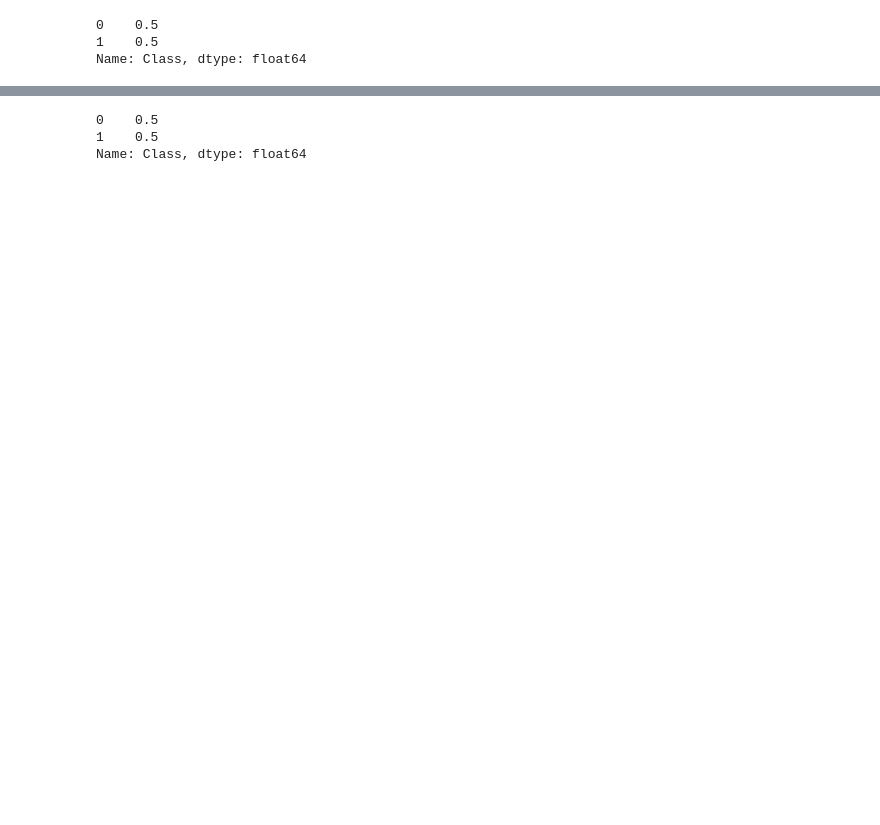
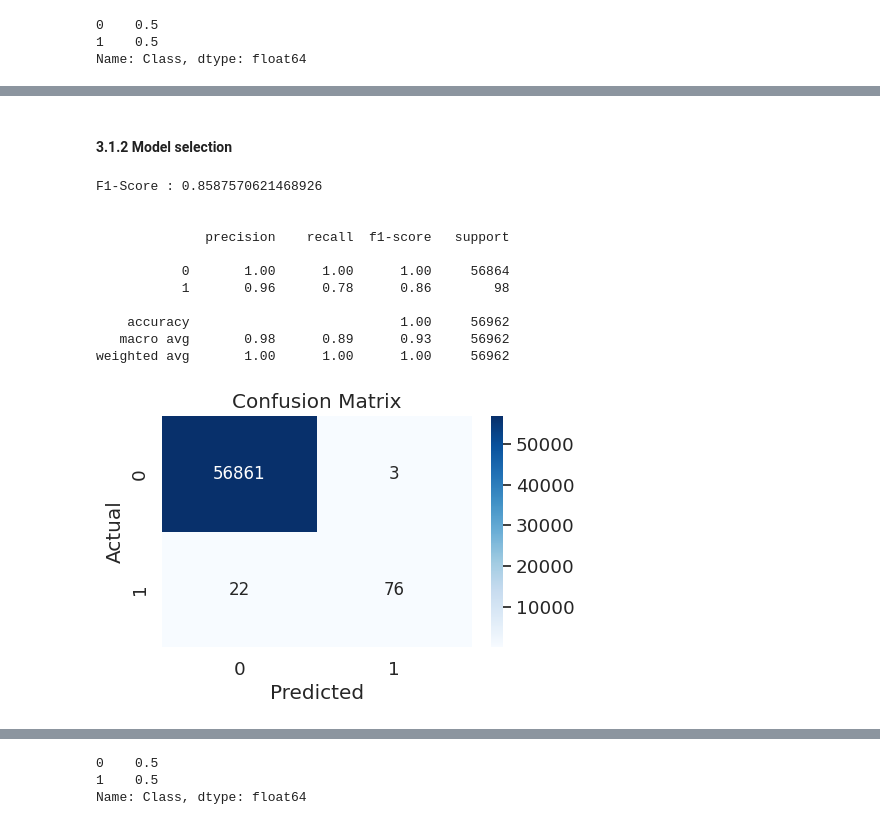
Before and after one commit to Freshbuilding/Credit_Card_Fraud_Detection, a Jupyter notebook: Fraud_prediction.ipynb, the cells around one changed output, grey strips where cells are left out. Drawn from its saved outputs; the diff is of its cells as text; code cells hidden in the pictures; blank space fills up the shorter version.

```diff
--- a/Fraud_prediction.ipynb
+++ b/Fraud_prediction.ipynb
@@ -251,0 +263,35 @@ ET : 0.999960 (0.000029)
+# %% [markdown]
+#### 3.1.2 Model selection
+# %%
+# Prepare extra trees model
+model = ExtraTreesClassifier()
+model.fit(X_resampled, y_resampled)
+
+# Estimate F1-score on validation set
+predictions = model.predict(X_test)
+
+print(f"F1-Score : {f1_score(y_test, predictions)}")
+print("\n")
+print(classification_report(y_test, predictions))
+
+# Create a heatmap with seaborn
+plt.figure(figsize=(5, 3))
+sns.set(font_scale=1.2)  # Adjust the font scale for better visibility
+sns.heatmap(confusion_matrix(y_test, predictions), annot=True, annot_kws={"size": 12}, cmap="Blues", fmt="d")  # Use a blue color map
+plt.xlabel('Predicted')
+plt.ylabel('Actual')
+plt.title('Confusion Matrix')
+plt.show()
+# %% [output]
+F1-Score : 0.8587570621468926
+
+
+              precision    recall  f1-score   support
+
+           0       1.00      1.00      1.00     56864
+           1       0.96      0.78      0.86        98
+
+    accuracy                           1.00     56962
+   macro avg       0.98      0.89      0.93     56962
+weighted avg       1.00      1.00      1.00     56962
+[figure, added]
```
Also changed, not shown: parts of 22 cells of this notebook.
